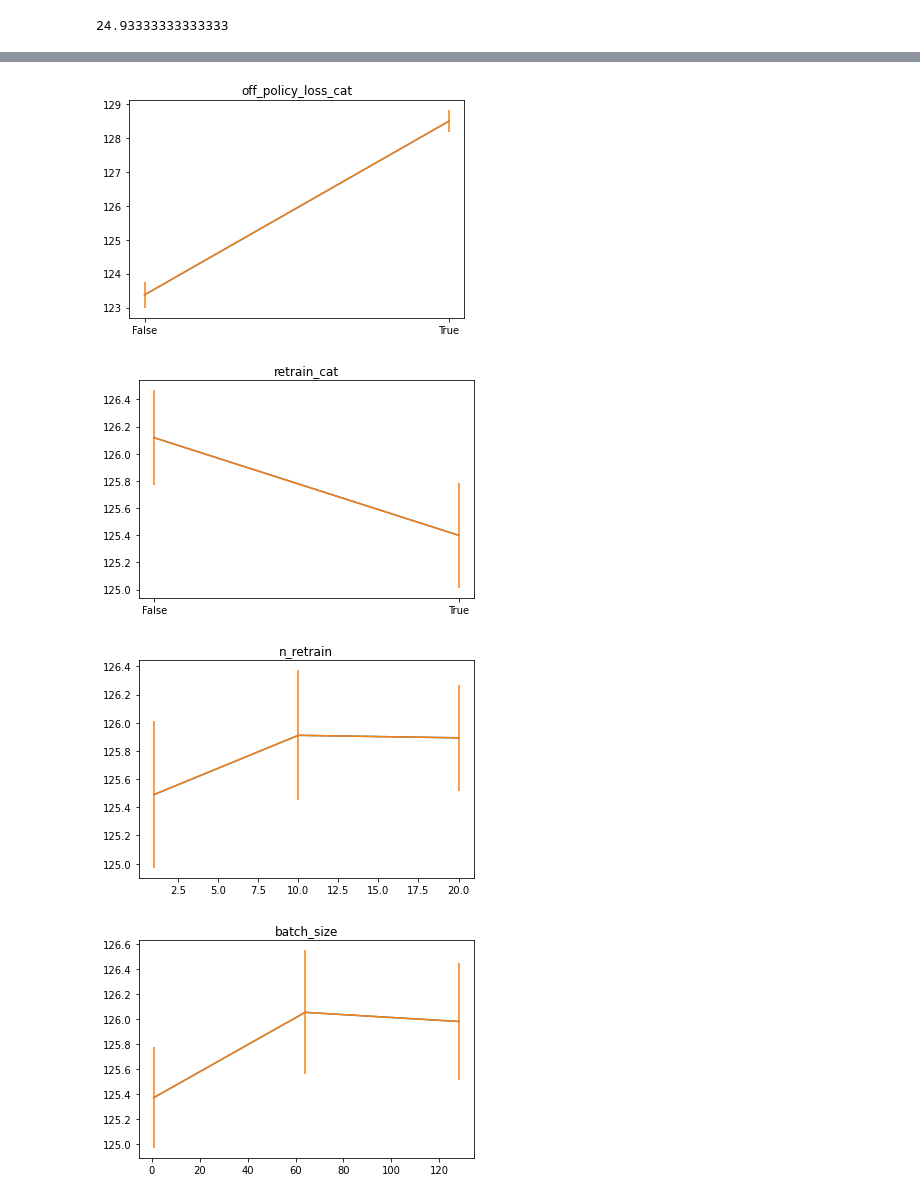
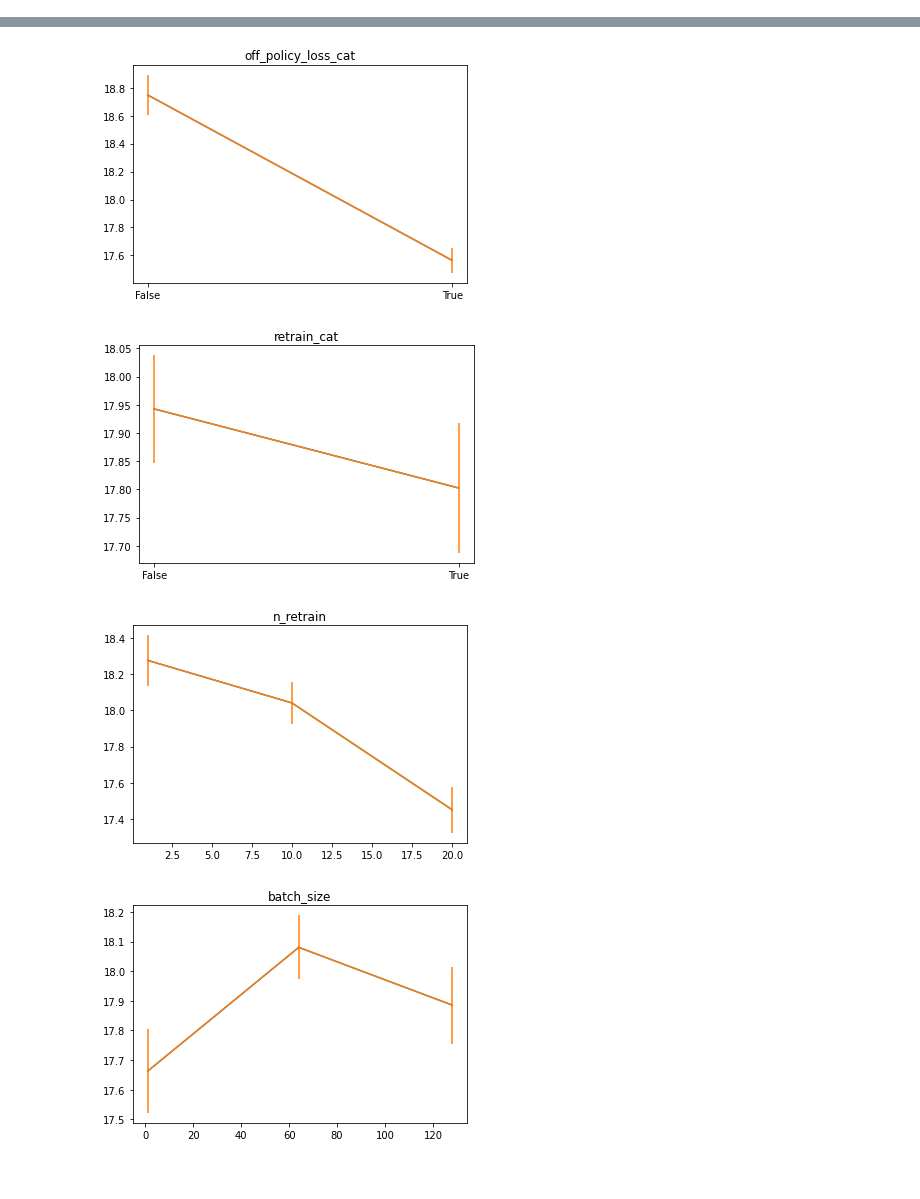
Before and after one commit to hpi-sam/MARL-TransferLearning, a Jupyter notebook: src/eval/evaluation.ipynb, the cells around one changed output, grey strips where cells are left out. Saved outputs shown, nothing was run; the diff lists cells and outputs as text; code cells hidden in the pictures.

```diff
--- a/src/eval/evaluation.ipynb
+++ b/src/eval/evaluation.ipynb
@@ -29,15 +29,12 @@ s = ['off_policy_factor','transfer_strategy','off_policy_loss_cat','retrain_cat'
 grouped = data.groupby(['off_policy_factor', 'transfer_strategy', 'off_policy_loss_cat', 'retrain_cat', 'n_retrain', 'batch_size', 'sampling', 'use_exploration'])
 results = []
 for index, group in grouped:
-    episodes_to_convergence = episodes_to_convergence(group, 100)
-    jumpstart_performance_after_conv = jumpstart_performance(95, group)
-    transfer_ratio = transfer_ratio(group)
     result = dict((x, y) for x, y in zip(s, index))
-    result['episodes_to_convergence'] = episodes_to_convergence
+    result['episodes_to_convergence'] = episodes_to_convergence(group, 100)
+    result['jumpstart_performance_after_conv'] = jumpstart_performance(group, 95)
+    result['transfer_ratio'] = transfer_ratio(group)
     results.append(result)
 df = pd.DataFrame.from_records(results)
-# %% [output]
-24.93333333333333
 # %%
 
 
@@ -61,5 +58,5 @@ def plot_effect_of_hyperparameters(df: pd.DataFrame, metric: str):
             plt.xticks(range(len(performance_data_mean[el])), performance_data_mean[el])
         plt.title(el)
         plt.show()
-plot_effect_of_hyperparameters(df, 'episodes_to_convergence')
+plot_effect_of_hyperparameters(df, 'jumpstart_performance_after_conv')
 # %% [output]
@@ -68,4 +65,4 @@ plot_effect_of_hyperparameters(df, 'episodes_to_convergence')
-[figure, old version]
+[figure, new version]
-[figure, old version]
+[figure, new version]
-[figure, old version]
+[figure, new version]
-[figure, old version]
+[figure, new version]
```
Also changed, not shown: parts of 1 cell of this notebook.
